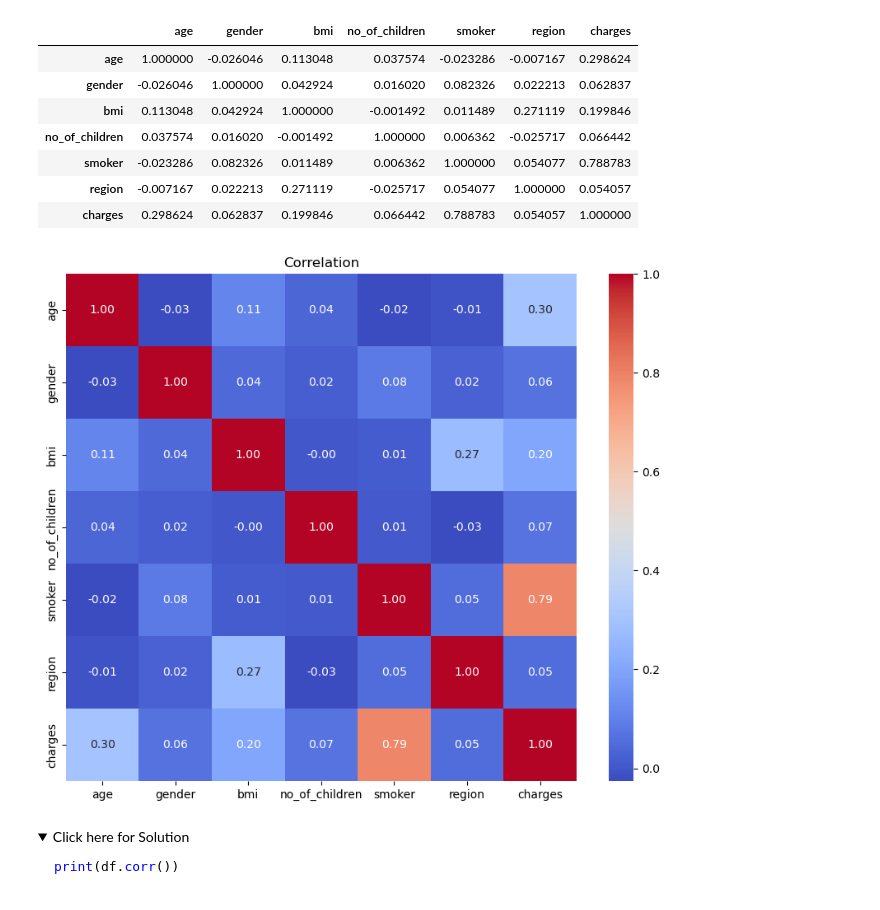
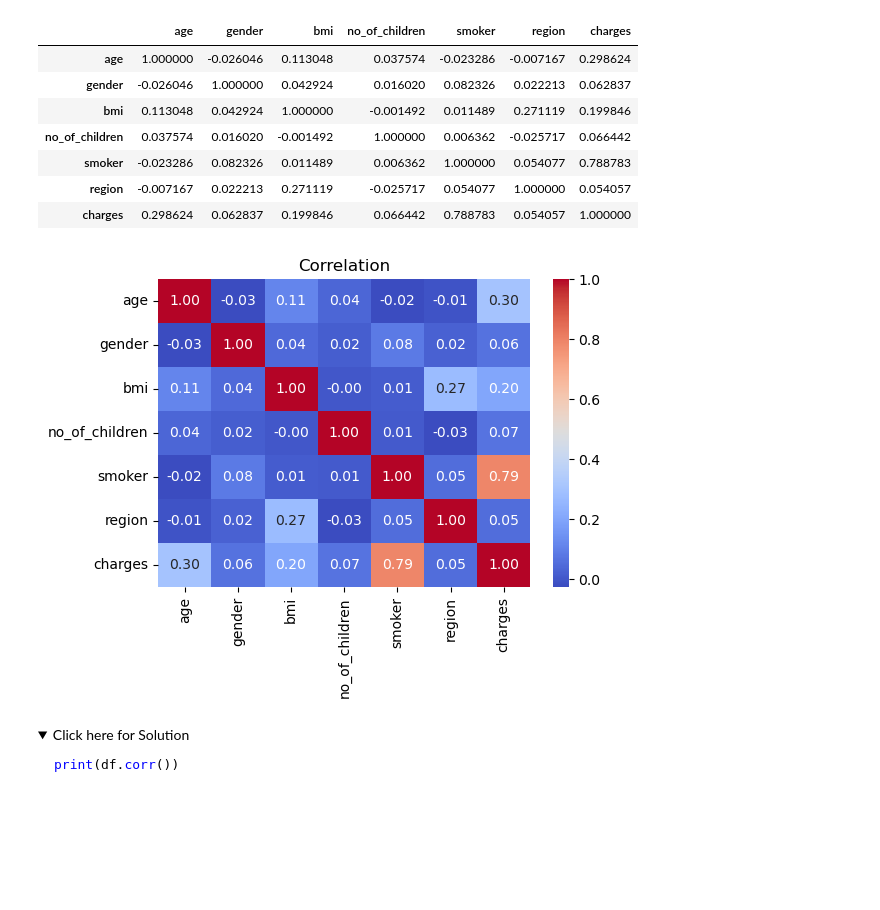
Before and after one commit to BulentKaradeniz/Coursera_HandsOn, a Jupyter notebook: 11 nisan2024.ipynb, the cells around one changed output. Cells and saved outputs as stored; diff of their text form; code cells hidden in the pictures; folded sections open; blank space fills up the shorter version.

```diff
--- a/11 nisan2024.ipynb
+++ b/11 nisan2024.ipynb
@@ -374,14 +374,14 @@ df.corr()
 # %%
 # correlation matrix
 corr_matrix = df.corr()
 
 # grafik heatmap
-plt.figure(figsize=(6,4)
+plt.figure(figsize=(6,4))
 sns.heatmap( corr_matrix, annot =True, cmap ="coolwarm" , fmt =".2f")
 plt.title("Correlation")
 plt.show()
 # %% [output]
-[figure, old version]
+[figure, new version]
 # %% [markdown]
 <details>
     <summary>Click here for Solution</summary>
```
Also changed, not shown: parts of 9 cells of this notebook.
